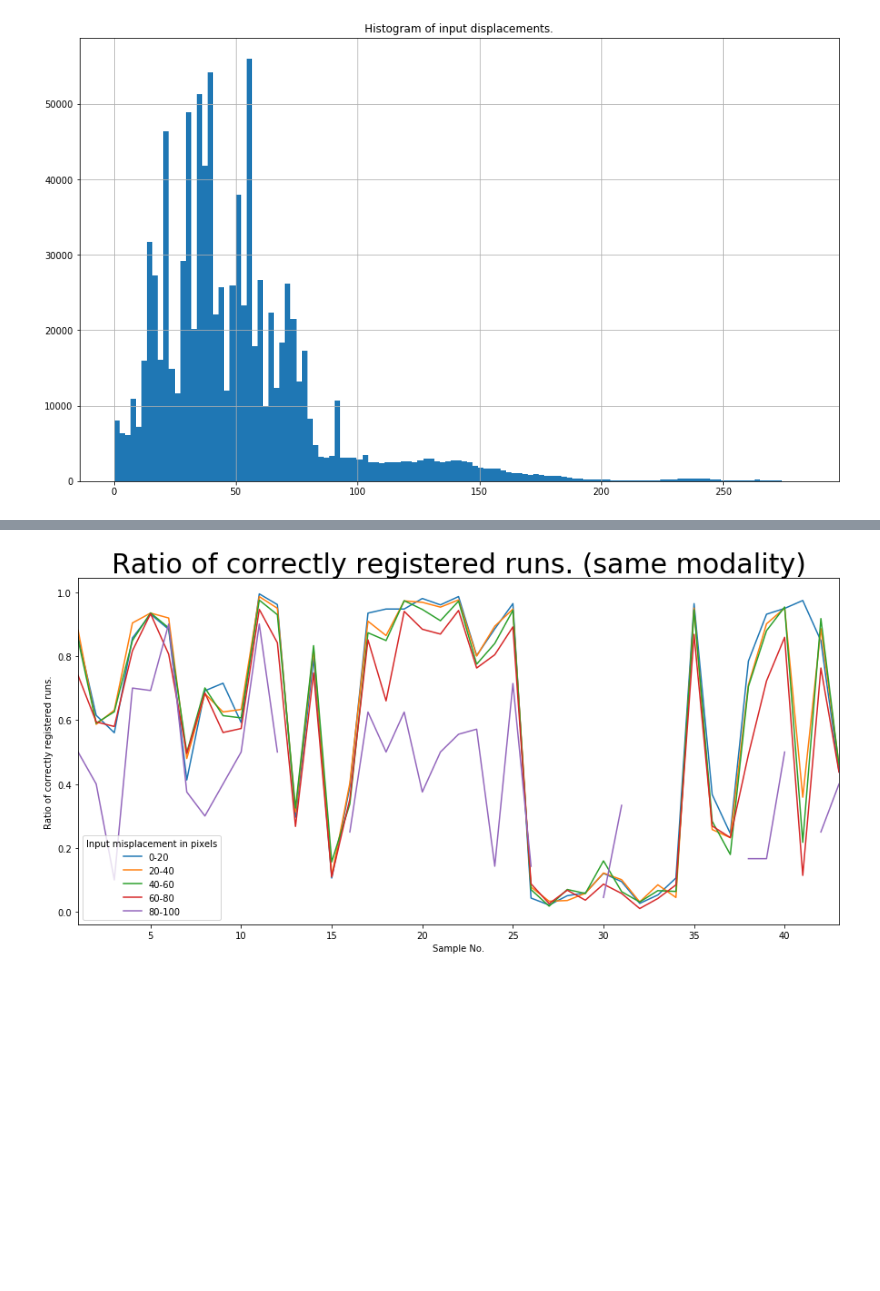
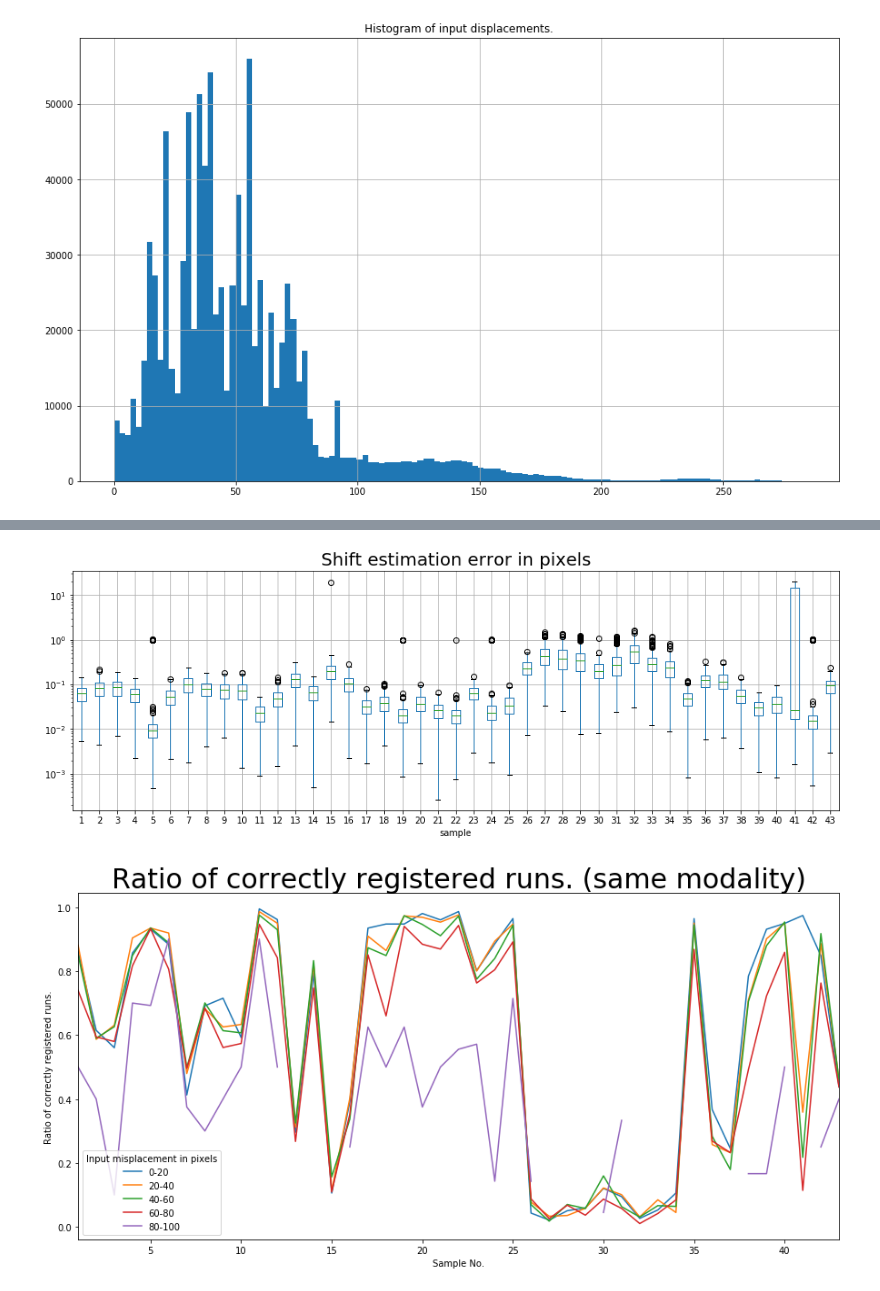
Before and after one commit to gimlidc/igre, a Jupyter notebook: notebooks/05-evaluation-of-scale-rotation-registration.ipynb, the cells around one changed output, grey strips where cells are left out. Cells and saved outputs as stored; diff of their text form; code cells hidden in the pictures; blank space fills up the shorter version.

```diff
--- a/notebooks/05-evaluation-of-scale-rotation-registration.ipynb
+++ b/notebooks/05-evaluation-of-scale-rotation-registration.ipynb
@@ -203,3 +196,13 @@ plt.show()
+# %%
+fig, ax = plt.subplots(figsize=(15,5))
+df[df[["rb_displacement", "lt_displacement"]].max(axis=1) < 20][df["distance"]==0].boxplot(by="sample", column="shift_err", ax=ax)
+plt.suptitle("")
+plt.title("""Shift estimation error in pixels""", fontsize=20)
+plt.yscale("log")
+plt.savefig("reports/figures/shift_err_40.pdf")
+plt.show()
+# %% [output]
+[figure, added]
 # %%
 df["OK"] = (df["shift_err"] < 0.1) & (df["rot_err"] < 0.1) & (df["scale_err"] < 0.1)
 fig, ax = plt.subplots(figsize=(15,7))
```
Also changed, not shown: parts of 3 cells of this notebook, 12 other files.
